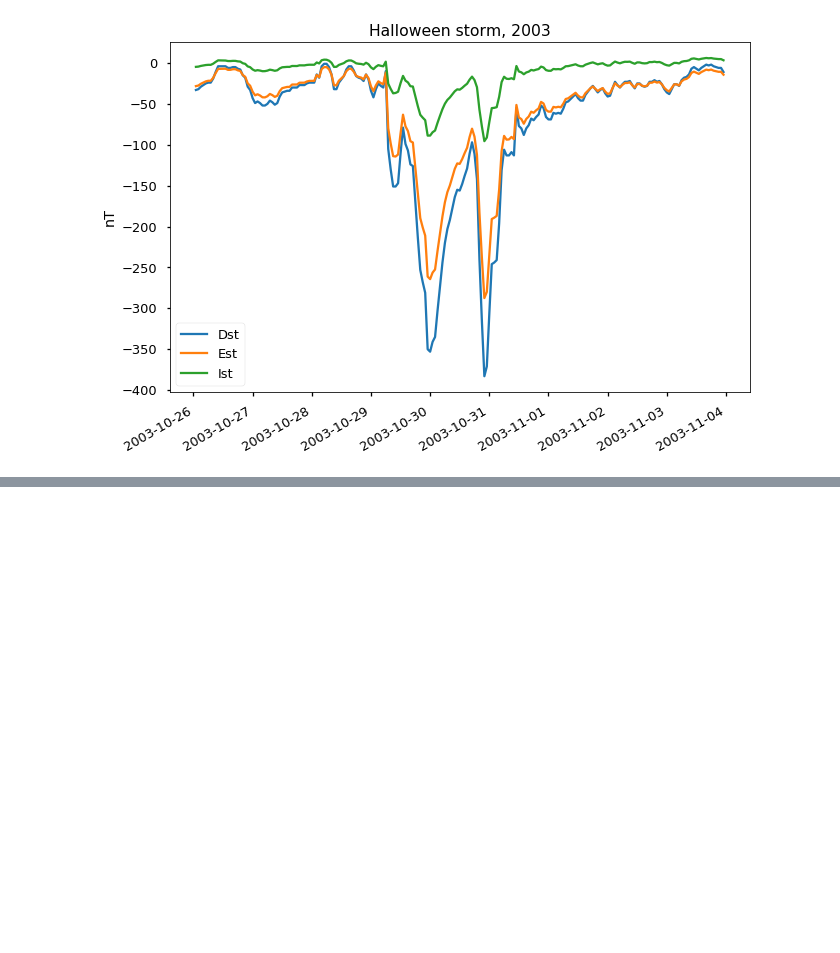
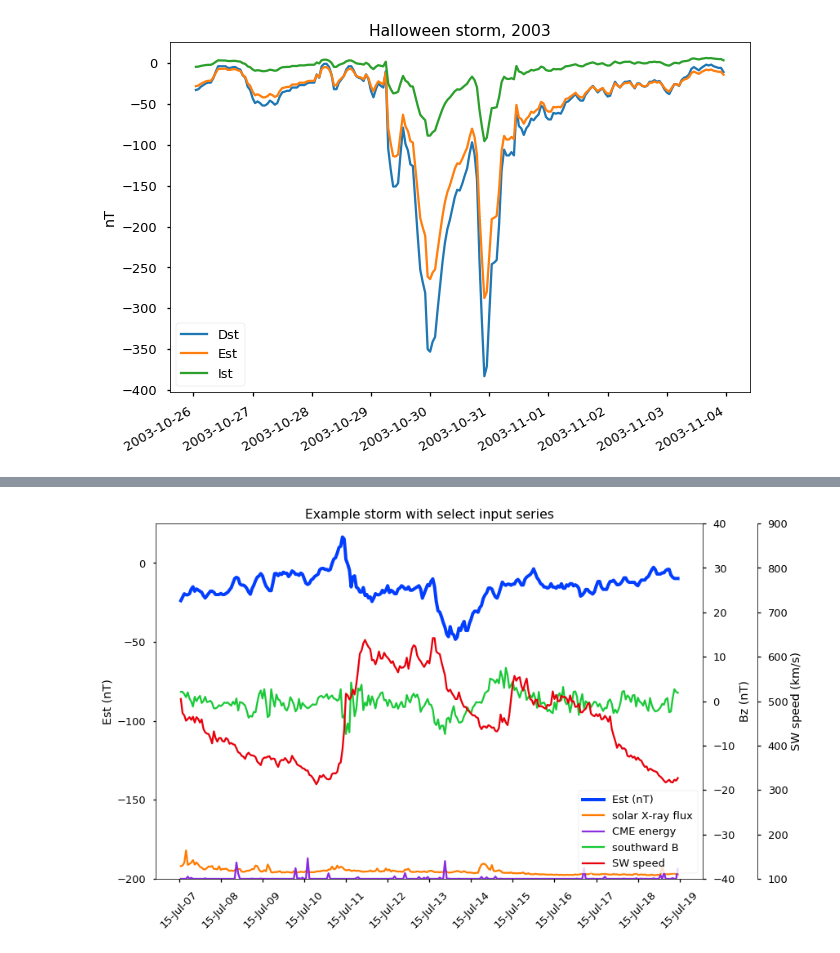
Before and after one commit to sarttiso/spaceweather, a Jupyter notebook: solar_wind_corona_storms.ipynb, the cells around one changed output, grey strips where cells are left out. Cells and saved outputs as stored; diff of their text form; code cells hidden in the pictures; blank space fills up the shorter version.

Commit message:
added more figure generation

```diff
--- a/solar_wind.ipynb
+++ b/solar_wind_corona_storms.ipynb
@@ -18,0 +21,10 @@ t_omni = omni.index
+# %%
+# load data
+omni = pd.read_hdf('data/omni_hourly_alldata_smallfilled.h5')
+est = pd.read_hdf('data/dst_est_ist.h5')['est'].copy()
+cme = pd.read_hdf('data/cme_hourly_complete.h5')
+goes = pd.read_hdf('data/GOES_xrs_xhf_hourly_1986-2018.h5')
+
+# combine
+data = pd.concat([omni, goes, est, cme], axis=1)
+t = data.index
@@ -143,0 +162,88 @@ plt.show()
+# %%
+def make_patch_spines_invisible(ax):
+    ax.set_frame_on(True)
+    ax.patch.set_visible(False)
+    for sp in ax.spines.values():
+        sp.set_visible(False)
+# %%
+# storm 4
+# idx = (t > np.datetime64('2015-03-12T12:00')) & \
+#         (t < np.datetime64('2015-03-22T00:00'))
+
+# storm 1
+# idx = (t > np.datetime64('2016-10-08T12:00')) & \
+#         (t  < np.datetime64('2016-10-21T00:00'))
+
+# storm 5
+idx = (t > np.datetime64('2015-07-07T00:00')) & \
+        (t < np.datetime64('2015-07-19T00:00'))
+
+full_fmt = mdates.DateFormatter('%y-%b-%d, %H')
+yr_mon_dd_fmt = mdates.DateFormatter('%y-%b-%d')
+hour_tick = mdates.HourLocator()
+day_tick = mdates.DayLocator()
+
+cmap = sns.color_palette('bright')
+
+fig = plt.figure(figsize=[12, 8])
+ax1 = plt.axes()
+ax2 = fig.add_axes(ax1.get_position())
+ax3 = ax2.twinx()
+ax4 = ax2.twinx()
+ax5 = ax2.twinx()
+
+l_est = ax1.plot(data[idx]['est'], label='Est (nT)', color=cmap[0], linewidth=4)
+l_xray = ax2.plot(data[idx]['long channel'], label='solar X-ray flux', color=cmap[1])
+l_cme = ax3.plot(data[idx]['Kinetic energy'], label='CME energy', color=cmap[4])
+l_bz = ax4.plot(data[idx]['BZ, nT (GSM)'], label='southward B', color=cmap[2])
+l_v = ax5.plot(data[idx]['SW Plasma Speed, km/s'], label='SW speed', color=cmap[3])
+
+ax1.xaxis.set_major_formatter(yr_mon_dd_fmt)
+ax1.tick_params(axis='x', rotation=45)
+ax1.xaxis.set_major_locator(day_tick)
+# ax1.xaxis.set_minor_locator(hour_tick)
+ax1.set_ylim([-200, 25])
+ax1.set_yticks([0, -50, -100, -150, -200])
+ax1.set_ylabel('Est (nT)')
+
+ax4.yaxis.set_label_position('right')
+ax4.yaxis.set_ticks_position('right')
+ax5.yaxis.set_label_position('right')
+ax5.yaxis.set_ticks_position('right')
+
+ax2.get_xaxis().set_visible(False)
+ax2.get_yaxis().set_visible(False)
+
+ax3.get_xaxis().set_visible(False)
+ax3.get_yaxis().set_visible(False)
+
+ax4.get_xaxis().set_visible(False)
+# ax4.get_yaxis().set_visible(False)
+
+ax5.get_xaxis().set_visible(False)
+# ax5.get_yaxis().set_visible(False)
+ax5.spines["right"].set_position(("axes", 1.1))
+
+make_patch_spines_invisible(ax2)
+make_patch_spines_invisible(ax3)
+make_patch_spines_invisible(ax4)
+make_patch_spines_invisible(ax5)
+
+ax5.spines["right"].set_visible(True)
+
+ax4.set_ylabel('Bz (nT)')
+ax5.set_ylabel('SW speed (km/s)')
+
+ax2.set_ylim([0, 2e-5])
+ax3.set_ylim([0, 5e31])
+ax4.set_ylim([-40, 40])
+ax5.set_ylim([100, 900])
+
+lns = l_est + l_xray + l_cme + l_bz + l_v
+labs = [l.get_label() for l in lns]
+plt.legend(lns, labs, loc='lower right')
+plt.title('Example storm with select input series')
+plt.savefig('figures/storm5_est_inputs.pdf', format='pdf', bbox_inches='tight')
+plt.show()
+# %% [output]
+[figure, added]
```
Also changed, not shown: parts of 8 cells of this notebook.
